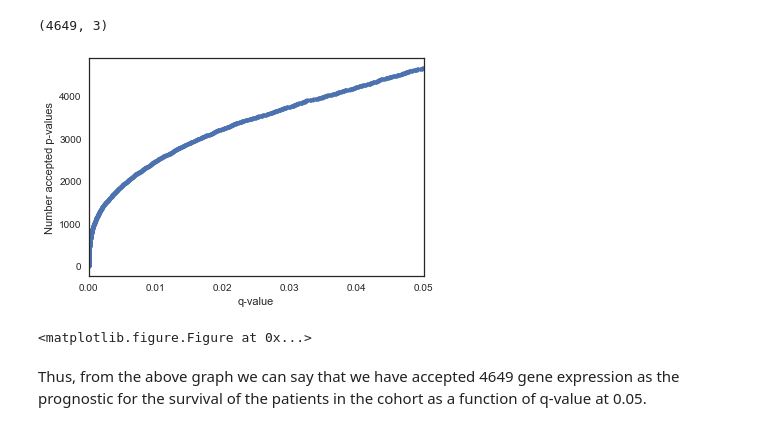
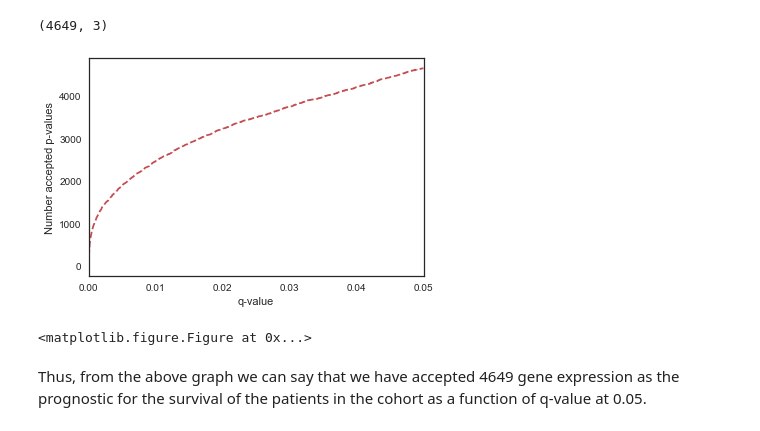
Before and after one commit to sailepradh/prj_algo_bioinfo, a Jupyter notebook: notebook/TCGA_project.ipynb, the cells around one changed output. Saved outputs shown, nothing was run; the diff lists cells and outputs as text; code cells hidden in the pictures.

```diff
--- a/notebook/TCGA_project.ipynb
+++ b/notebook/TCGA_project.ipynb
@@ -447,17 +501,17 @@ accepted_gene.shape
 # %%
 import numpy as np
 import matplotlib.pyplot as plt
 
 #list(range(len(accepted_analyte["p-value"])))
 
-plt.plot(accepted_gene[1], list(range(len(accepted_gene[0]))),'b.')
+plt.plot(accepted_gene[1], list(range(len(accepted_gene[0]))),'r--')
 plt.ylabel("Number accepted p-values")
 plt.xlabel("q-value")
 plt.xlim(0,0.05)
 plt.show()
 plt.savefig('../result/accepted_pvaluevsqvalues_0.05.png',dpi = 300)
 # %% [output]
-[figure, old version]
+[figure, new version]
 <matplotlib.figure.Figure at 0x...>
 # %% [markdown]
 Thus, from the above graph we can say that we have accepted 4649 gene expression as the prognostic for the survival of the patients in the cohort as a function of q-value at 0.05.
```
Also changed, not shown: parts of 14 cells of this notebook, 15 other files.
